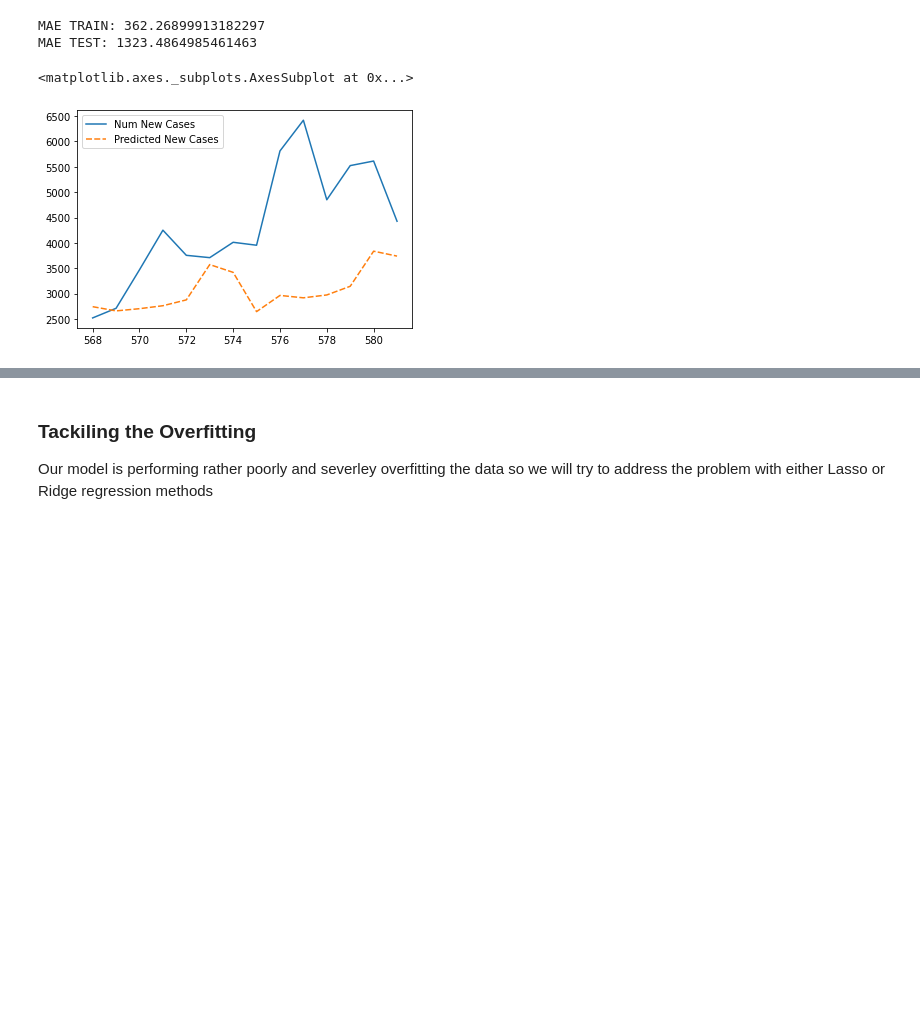
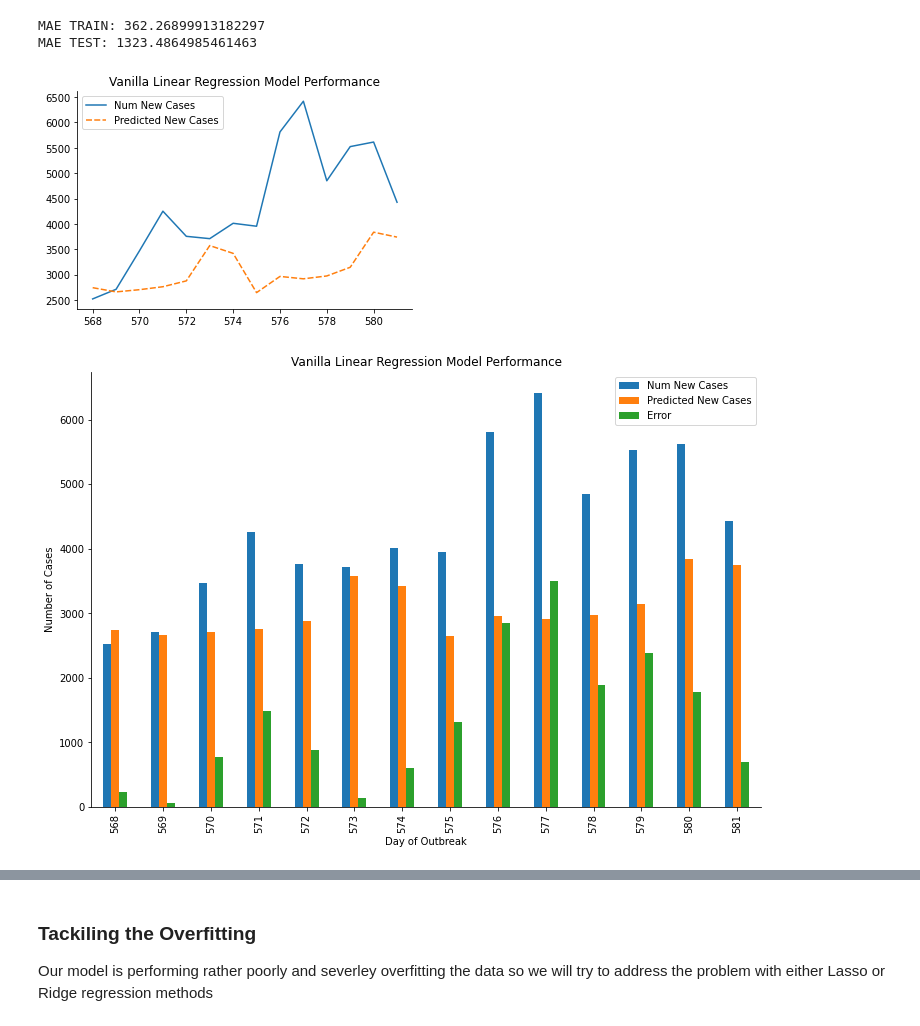
Before and after one commit to jeremysilva1098/mobility_covid, a Jupyter notebook: Covid_Mobility_Modeling-CA.ipynb, the cells around one changed output, grey strips where cells are left out. Saved outputs shown, nothing was run; the diff lists cells and outputs as text; code cells hidden in the pictures; blank space fills up the shorter version.

```diff
--- a/Covid_Mobility_Modeling-CA.ipynb
+++ b/Covid_Mobility_Modeling-CA.ipynb
@@ -126,13 +131,33 @@ print('MAE TEST: {}'.format(mae_test))
 # %% [output]
 MAE TRAIN: 362.26899913182297
 MAE TEST: 1323.4864985461463
-# %%
-df= y_test.copy()
-df['Predicted New Cases']= y_pred_test
-
-sns.lineplot(data= df)
-# %% [output]
-<matplotlib.axes._subplots.AxesSubplot at 0x...>
-[figure, removed]
+# %%
+df= y_test.copy()
+df['Predicted New Cases']= y_pred_test
+
+# Line graph
+sns.lineplot(data= df)
+plt.title('Vanilla Linear Regression Model Performance')
+sns.despine()
+plt.savefig('Images/vanilla_line.png')
+plt.show()
+
+# Add an error colum to the df
+df["Error"]= np.abs(df['Num New Cases'] - df['Predicted New Cases'])
+
+# Bar graph of predicted vs actual
+df.plot(kind='bar',figsize=(12,8))
+plt.grid(which='major', linestyle='-', linewidth='0.5', color='green')
+plt.grid(which='minor', linestyle=':', linewidth='0.5', color='black')
+plt.title('Vanilla Linear Regression Model Performance')
+plt.xlabel('Day of Outbreak')
+plt.ylabel('Number of Cases')
+sns.despine()
+plt.grid(b=None)
+plt.savefig('Images/vanilla_bar.png')
+plt.show()
+# %% [output]
+[figure, added]
+[figure, added]
 # %%
 sns.residplot(y_pred_test, y_test, color="g")
```
Also changed, not shown: parts of 28 cells of this notebook.
